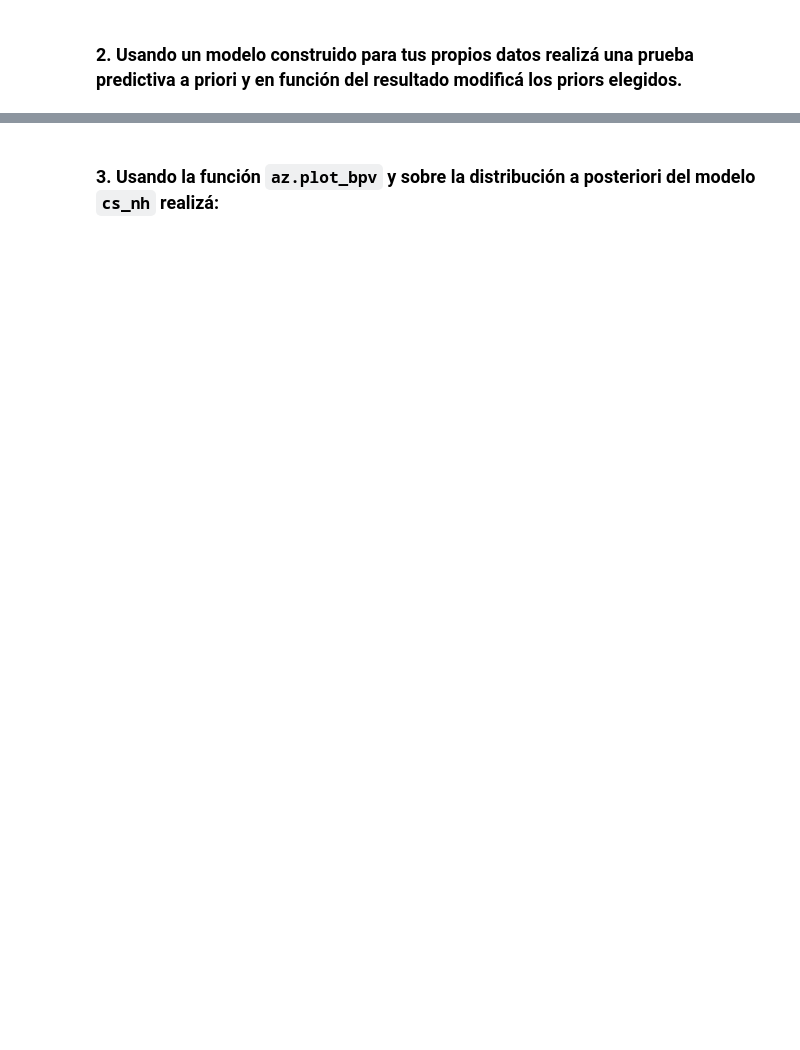
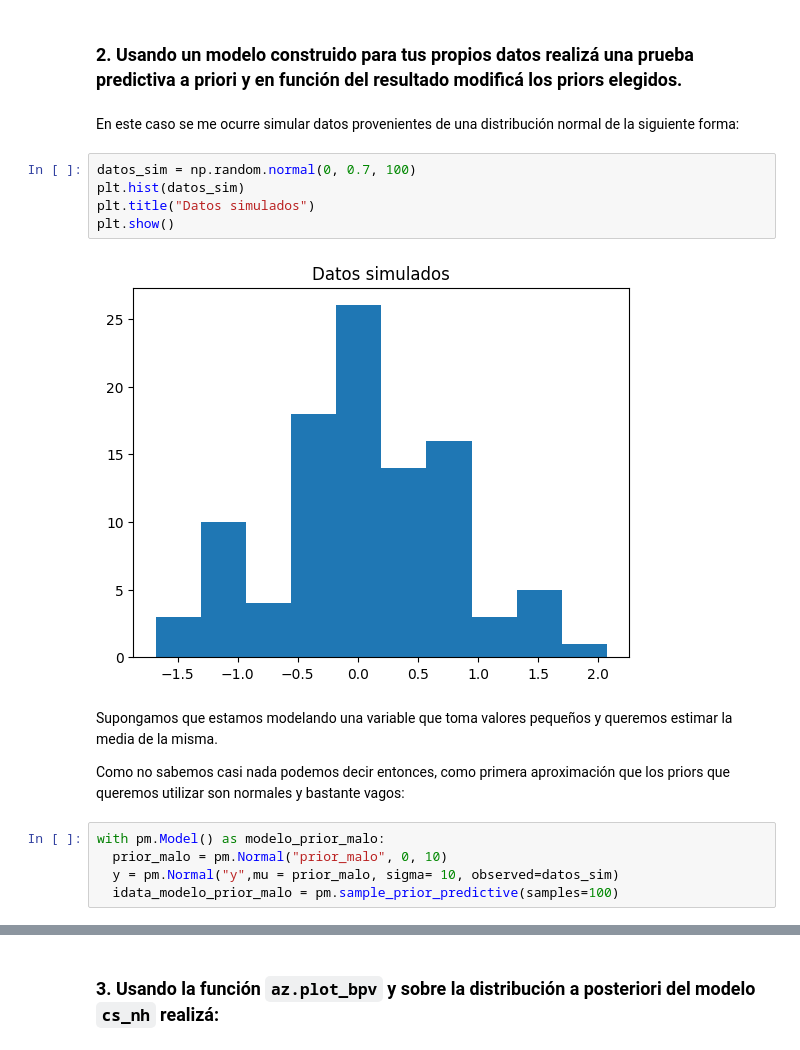
Before and after one commit to Gerardo1909/EEI2_ejercicios, a Jupyter notebook: ejercicios/modulo4.ipynb, the cells around one changed output, grey strips where cells are left out. Saved outputs shown, nothing was run; the diff lists cells and outputs as text; blank space fills up the shorter version.

```diff
--- a/ejercicios/modulo4.ipynb
+++ b/ejercicios/modulo4.ipynb
@@ -23,2 +101,20 @@ WARNING (pytensor.configdefaults): g++ not detected!  PyTensor will be unable to
 # %% [markdown]
 ### 2. Usando un modelo construido para tus propios datos realizá una prueba predictiva a priori y en función del resultado modificá los priors elegidos.
+# %% [markdown]
+En este caso se me ocurre simular datos provenientes de una distribución normal de la siguiente forma:
+# %%
+datos_sim = np.random.normal(0, 0.7, 100)
+plt.hist(datos_sim)
+plt.title("Datos simulados")
+plt.show()
+# %% [output]
+[figure, added]
+# %% [markdown]
+Supongamos que estamos modelando una variable que toma valores pequeños y queremos estimar la media de la misma.
+
+Como no sabemos casi nada podemos decir entonces, como primera aproximación que los priors que queremos utilizar son normales y bastante vagos:
+# %%
+with pm.Model() as modelo_prior_malo:
+  prior_malo = pm.Normal("prior_malo", 0, 10)
+  y = pm.Normal("y",mu = prior_malo, sigma= 10, observed=datos_sim)
+  idata_modelo_prior_malo = pm.sample_prior_predictive(samples=100)
```
Also changed, not shown: parts of 53 cells of this notebook, 1 other file.
